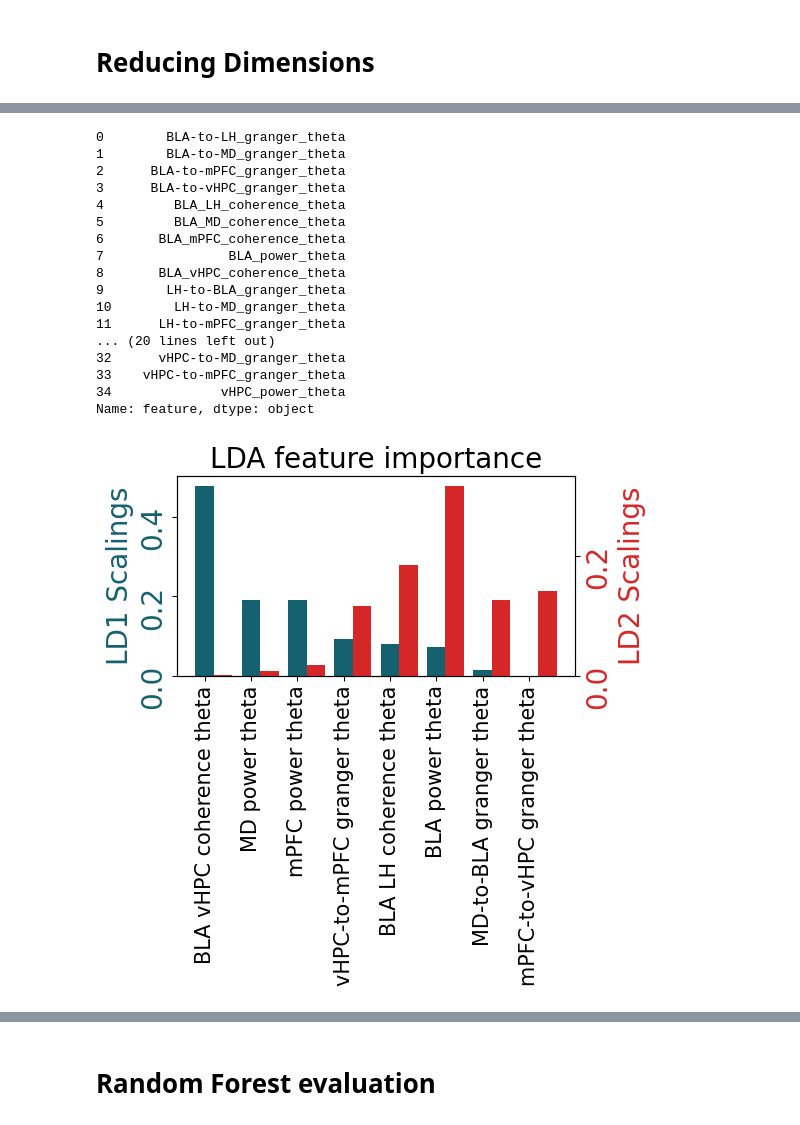
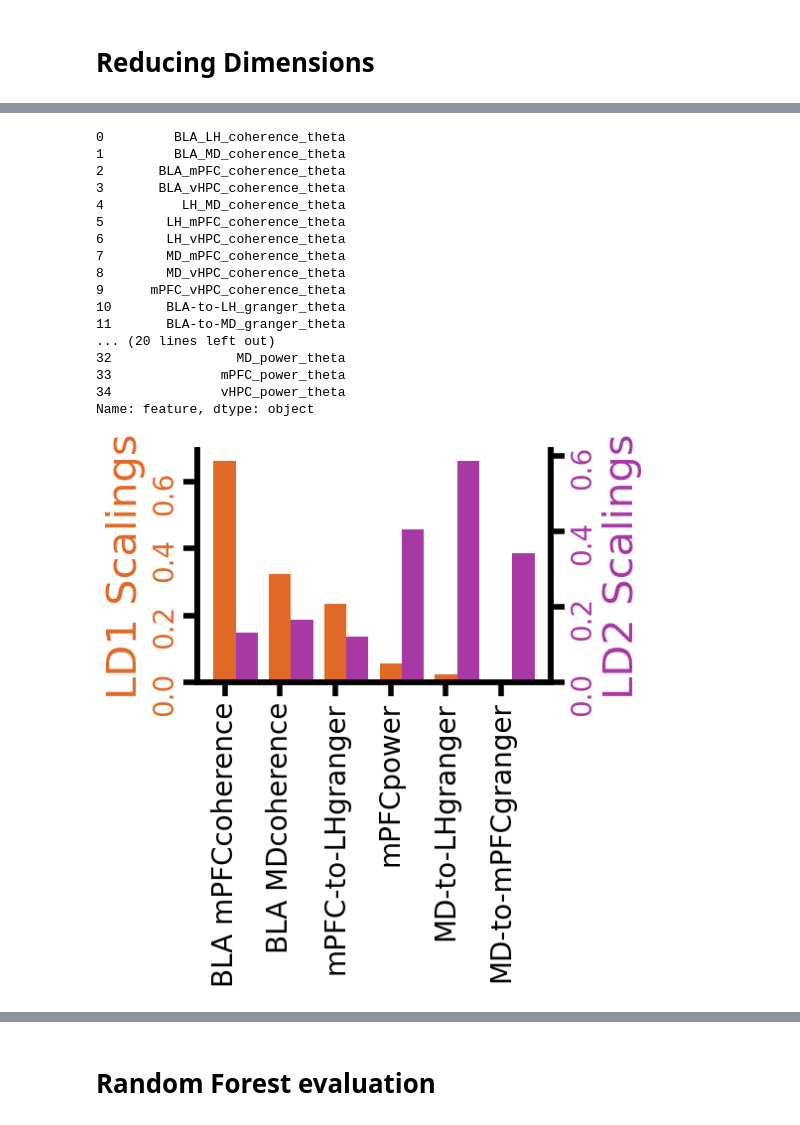
Before and after one commit to padillacoreanolab/reward_comp_ext, a Jupyter notebook: results/2024_06_16_spectral_preprocessing/12b_rce3_cluster_parsing_combined_comp_trial_vs_baseline.ipynb, the cells around one changed output, grey strips where cells are left out. Cells and saved outputs as stored; diff of their text form; code cells hidden in the pictures.

```diff
--- a/results/2024_06_16_spectral_preprocessing/12b_rce3_cluster_parsing_combined_comp_trial_vs_baseline.ipynb
+++ b/results/2024_06_16_spectral_preprocessing/12b_rce3_cluster_parsing_combined_comp_trial_vs_baseline.ipynb
@@ -1010,5 +1010,6 @@ cluster_exploded_TRIALS_AND_SPECTRAL_DF
 # %%
-difference_columns = [col for col in cluster_exploded_TRIALS_AND_SPECTRAL_DF if "difference" in col and "theta" in col]
+# difference_columns = [col for col in cluster_exploded_TRIALS_AND_SPECTRAL_DF if "difference" in col and "theta" in col]
+difference_columns = [col for col in cluster_exploded_TRIALS_AND_SPECTRAL_DF if "cluster_mean_trial" in col and "theta" in col and "baseline" not in col]
 # %%
 difference_columns
 # %% [output]
@@ -1166,29 +1192,29 @@ lda_importance.sort_values(0, ascending=False)
 # %%
-lda_importance["feature"] = lda_importance["feature"].apply(lambda x: x.replace("trial_to_baseline_difference_cluster_mean_trial_", ""))
+lda_importance["feature"] = lda_importance["feature"].apply(lambda x: x.replace("cluster_mean_trial_", "").replace("trial_to_baseline_difference_cluster_mean_trial_", ""))
 # %%
 lda_importance["feature"]
 # %% [output]
-0        BLA-to-LH_granger_theta
-1        BLA-to-MD_granger_theta
-2      BLA-to-mPFC_granger_theta
-3      BLA-to-vHPC_granger_theta
-4         BLA_LH_coherence_theta
-5         BLA_MD_coherence_theta
-6       BLA_mPFC_coherence_theta
-7                BLA_power_theta
-8       BLA_vHPC_coherence_theta
-9        LH-to-BLA_granger_theta
-10        LH-to-MD_granger_theta
-11      LH-to-mPFC_granger_theta
+0         BLA_LH_coherence_theta
+1         BLA_MD_coherence_theta
+2       BLA_mPFC_coherence_theta
+3       BLA_vHPC_coherence_theta
+4          LH_MD_coherence_theta
+5        LH_mPFC_coherence_theta
+6        LH_vHPC_coherence_theta
+7        MD_mPFC_coherence_theta
+8        MD_vHPC_coherence_theta
+9      mPFC_vHPC_coherence_theta
+10       BLA-to-LH_granger_theta
+11       BLA-to-MD_granger_theta
 ... (20 lines left out)
-32      vHPC-to-MD_granger_theta
-33    vHPC-to-mPFC_granger_theta
+32                MD_power_theta
+33              mPFC_power_theta
 34              vHPC_power_theta
 Name: feature, dtype: object
 # %%
-important_features += lda_importance.sort_values(0, ascending=False).head(n=4)["feature"].to_list()
+important_features += lda_importance.sort_values(0, ascending=False).head(n=3)["feature"].to_list()
 # %%
-important_features += lda_importance.sort_values(1, ascending=False).head(n=4)["feature"].to_list()
+important_features += lda_importance.sort_values(1, ascending=False).head(n=3)["feature"].to_list()
 # %%
 filtered_lda_importance = lda_importance[lda_importance["feature"].isin(important_features)]
 # %%
@@ -1200,39 +1226,57 @@ filtered_lda_importance["feature"] = filtered_lda_importance["feature"].apply(la
 list1 = filtered_lda_importance[0]
 list2 = filtered_lda_importance[1]
 indices = range(len(list1))
 
 # Creating the plot
 fig, ax1 = plt.subplots(figsize=(6,6))
     # fig, ax = plt.subplots(figsize=(6,6))
 
 
 # Plotting the first list
-color1 = '#15616F'
+color1 = '#E06928'
 # FFAF00; teal #15616F
 ax1.bar(indices, list1, width=0.4, align='center', color=color1)
 # ax1.set_xlabel('Index')
-ax1.set_ylabel('LD1 Scalings', color=color1, fontsize=20)
+ax1.set_ylabel('LD1 Scalings', color=color1, fontsize=30)
 ax1.tick_params(axis='y', labelcolor=color1, rotation=90)
 
 # Creating a second Y-axis for the second list
 ax2 = ax1.twinx()
-color2 = 'tab:red'
+color2 = '#a839A4'
 ax2.bar([i + 0.4 for i in indices], list2, width=0.4, align='center', color=color2)
-ax2.set_ylabel('LD2 Scalings', color=color2, fontsize=20)
+ax2.set_ylabel('LD2 Scalings', color=color2, fontsize=30)
 ax2.tick_params(axis='y', labelcolor=color2, rotation=90)
 
+feature_values = [col.replace("theta", "").strip().replace(" coherence", "coherence").replace(" granger", "granger").replace(" power", "power") for col in list(filtered_lda_importance['feature'].values)]
+
 # Adjusting the X-axis to show labels correctly
-ax1.set_xticks(indices, filtered_lda_importance['feature'].values, rotation = 90, fontsize=15)
+ax1.set_xticks(indices, feature_values, rotation = 90, fontsize=20)
 # xticks(indices, filtered_lda_importance['feature'].values, rotation = 90)
 # plt.xticks(labels=filtered_lda_importance['feature'])
+ax1.tick_params(length=10, width=4)
+ax2.tick_params(length=10, width=4)
 
-plt.title('LDA feature importance', fontsize=20)
+
+
+# ax1.spines['bottom'].set_visible(False)
+ax1.spines['top'].set_visible(False)
+# ax2.spines['bottom'].set_visible(False)
+ax2.spines['top'].set_visible(False)
+ax1.spines['bottom'].set_linewidth(4)
+ax1.spines['left'].set_linewidth(4)
+ax1.spines['right'].set_linewidth(4)
+ax2.spines['bottom'].set_linewidth(4)
+ax2.spines['left'].set_linewidth(4)
+ax2.spines['right'].set_linewidth(4)
+
+
+# plt.title('LDA feature importance', fontsize=20)
 plt.tight_layout()
 plt.savefig("./proc/lda_feature_importance.png")
 plt.savefig("./proc/lda_feature_importance.eps")
 
 plt.show()
 # %% [output]
-[figure, old version]
+[figure, new version]
 # %%
 raise ValueError()
```
Also changed, not shown: parts of 9 cells of this notebook, 1 other file.
